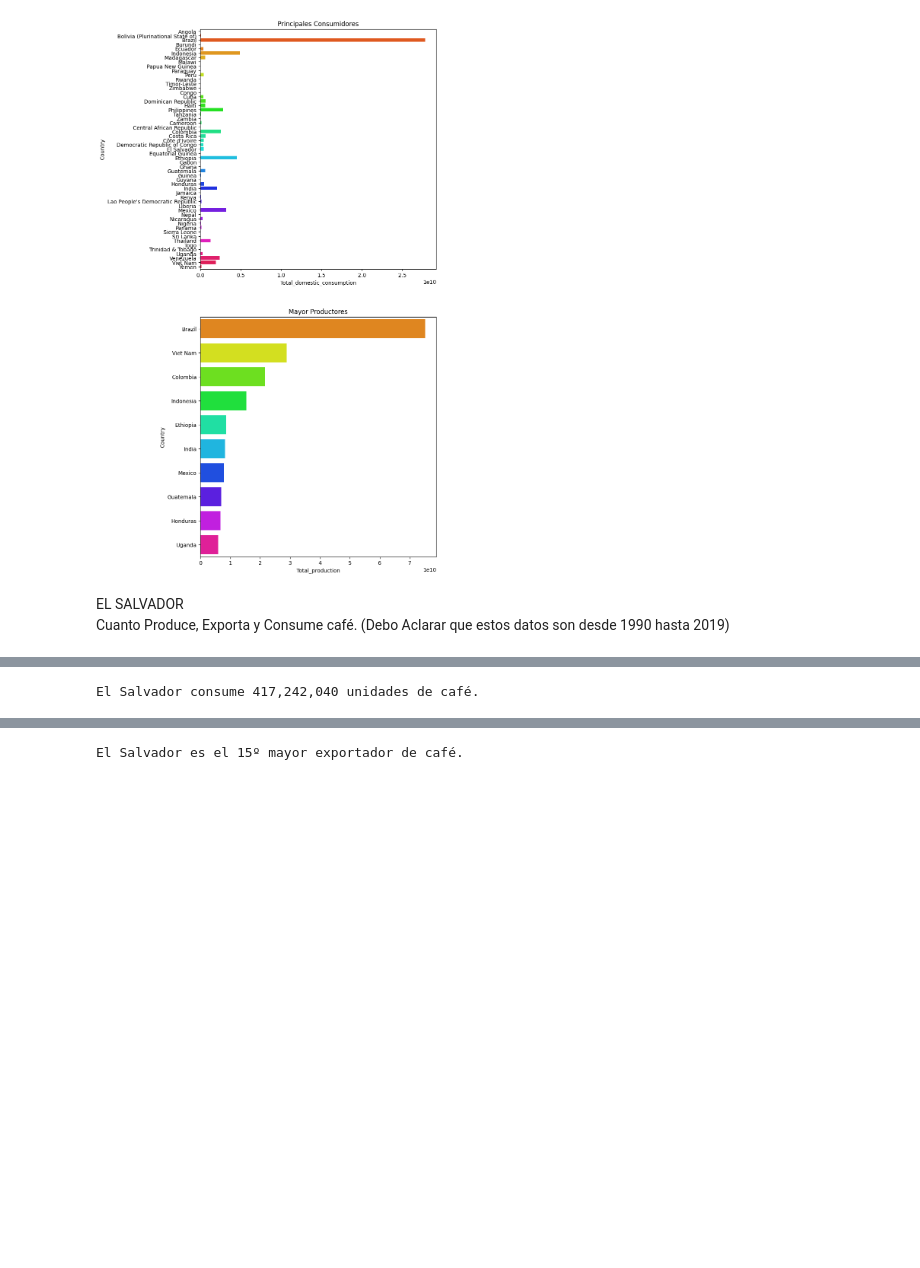
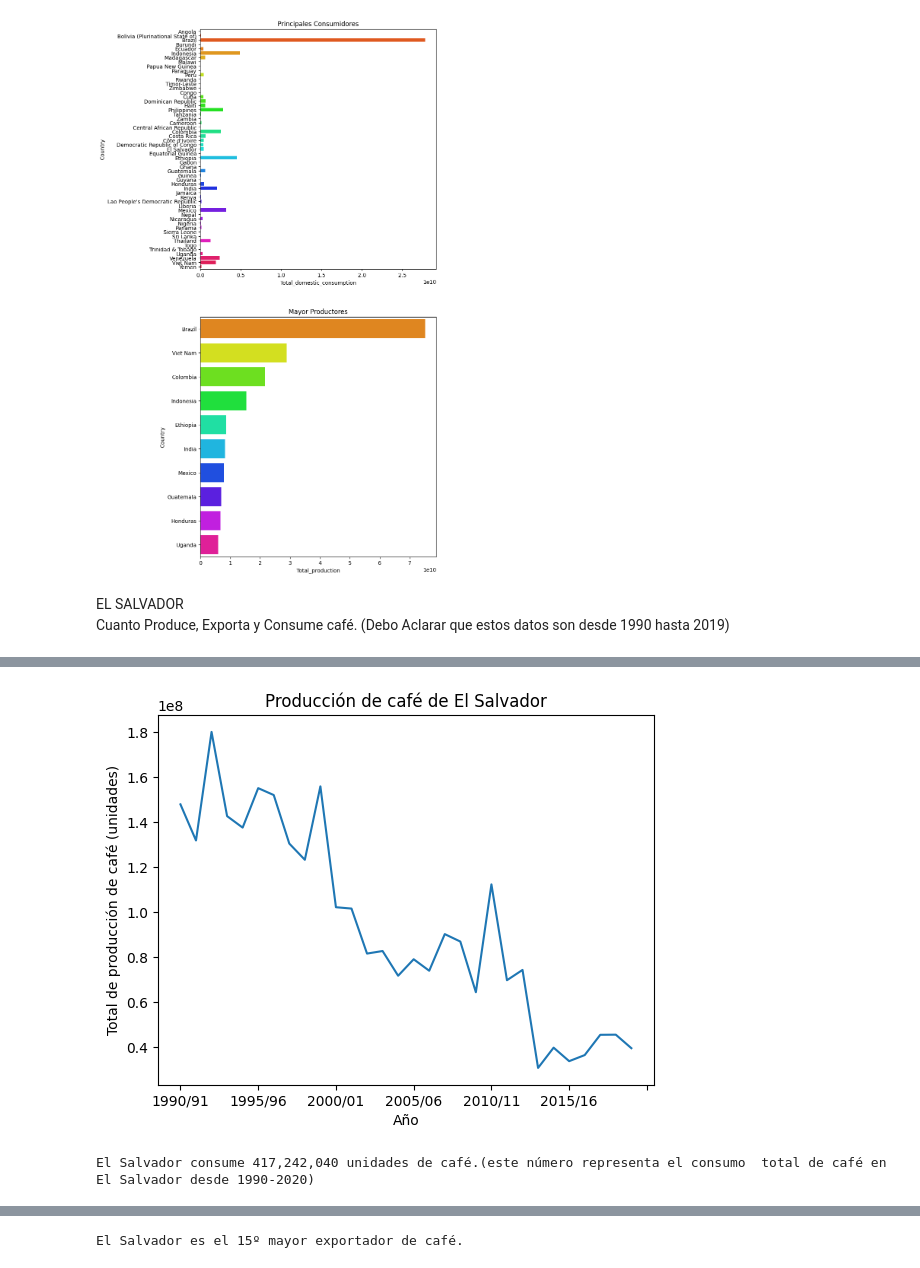
Before and after one commit to Chinaskidev/CafeDataHub, a Jupyter notebook: cafe1.ipynb, the cells around one changed output, grey strips where cells are left out. Drawn from its saved outputs; the diff is of its cells as text; code cells hidden in the pictures; blank space fills up the shorter version.

```diff
--- a/cafe1.ipynb
+++ b/cafe1.ipynb
@@ -121,12 +136,27 @@ El Salvador produce 2,820,900,000.0 unidades de café.
+# %%
+elsalvador_cafe_production = (coffe_production[coffe_production['Country'] == 'El Salvador']
+                              .drop(columns=['Country', 'Coffee type', 'Total_production'])
+                              .T)
+fig, ax = plt.subplots()
+
+elsalvador_cafe_production.plot(ax=ax, legend=False)
+
+ax.set_xlabel('Año')
+ax.set_ylabel('Total de producción de café (unidades)')
+ax.set_title('Producción de café de El Salvador')
+
+plt.show()
+# %% [output]
+[figure, added]
 # %%
 # Y cuanto cafe consume El Salvador?
 # en estas lineas de codigo se puede ver la cantidad de cafe que consume el salvador.
 pais = 'El Salvador'
 
-datos_pais = coffe_domestic[coffe_domestic['Country'] == pais]
+elsalvador_cafe_consumo = coffe_domestic[coffe_domestic['Country'] == pais]
 
-total_consumo = datos_pais['Total_domestic_consumption'].sum()
+total_consumo = elsalvador_cafe_consumo['Total_domestic_consumption'].sum()
 
-print(f'{pais} consume {format(total_consumo, ",")} unidades de café.')
+print(f'{pais} consume {format(total_consumo, ",")} unidades de café.(este número representa el consumo  total de café en El Salvador desde 1990-2020)')
 # %% [output]
-El Salvador consume 417,242,040 unidades de café.
+El Salvador consume 417,242,040 unidades de café.(este número representa el consumo  total de café en El Salvador desde 1990-2020)
```
Also changed, not shown: parts of 4 cells of this notebook.
